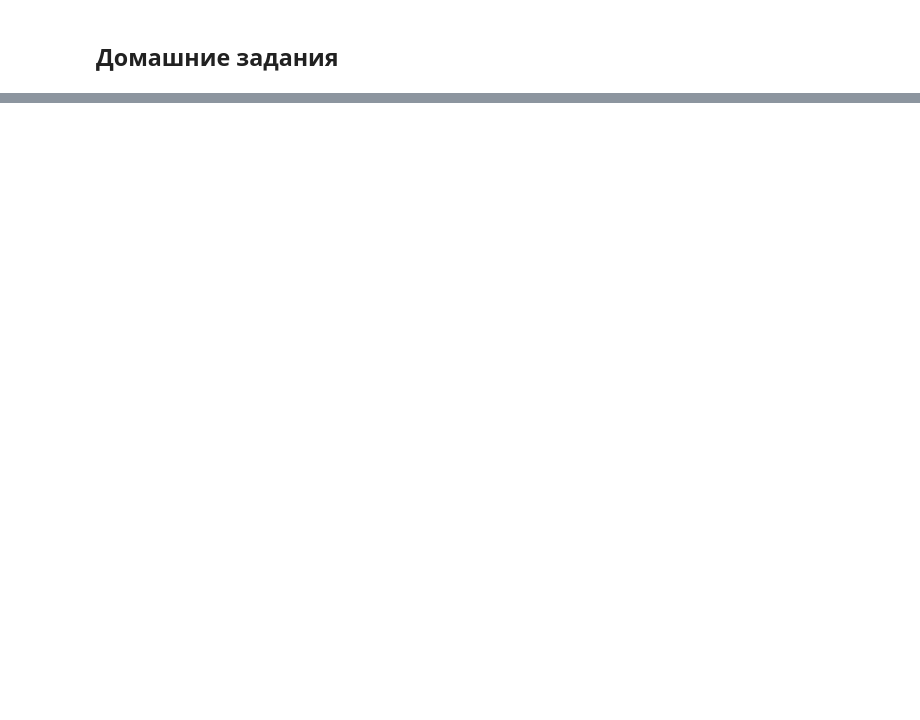
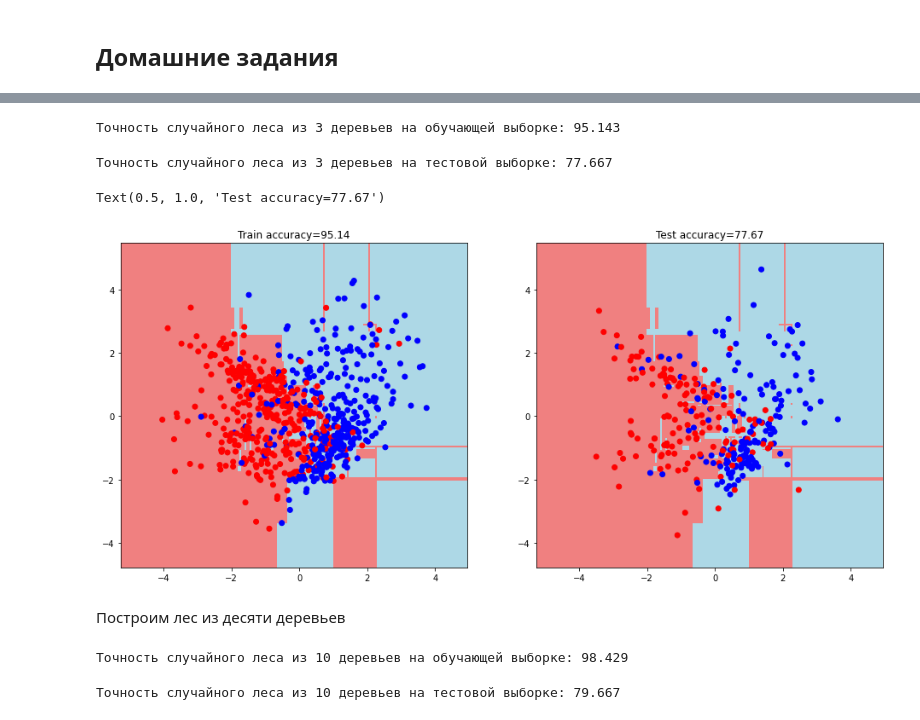
Before and after one commit to lionpit12/Piton_Problems_2, a Jupyter notebook: New HW.ipynb, the cells around one changed output, grey strips where cells are left out. Saved outputs shown, nothing was run; the diff lists cells and outputs as text; code cells hidden in the pictures; blank space fills up the shorter version.

```diff
--- a/New HW.ipynb
+++ b/New HW.ipynb
@@ -437,3 +294,10 @@ def predict(data, tree):
         prediction = classify_object(obj, tree)
         classes.append(prediction)
     return classes
+# %%
+predictions = [[1,1,1], [1,0,0], [1,0,1], [0,0,1]]
+print(*predictions)
+#p = np.array(predictions).T
+p = list(zip(*predictions))
+print(p)
+[max(set(x), key=x.count) for x in p]
@@ -557,0 +458,12 @@ plt.scatter(regression_data, regression_labels, c='darkorange', edgecolor='black
+# %%
+from sklearn.datasets import make_classification
+
+X, y = make_classification(n_samples=1000,
+                           n_features=2, n_informative=2,
+                           n_classes=2, n_redundant=0,
+                           n_clusters_per_class=2, flip_y=0.1, random_state=1)
+
+train_data, test_data, train_labels, test_labels = train_test_split(X,
+                                                                    y,
+                                                                    test_size = 0.3,
+                                                                    random_state = 1)
@@ -557,0 +495,3 @@ plt.scatter(regression_data, regression_labels, c='darkorange', edgecolor='black
+# %%
+n_trees = 3
+my_forest_3 = random_forest(train_data, train_labels, n_trees)
@@ -557,0 +504,38 @@ plt.scatter(regression_data, regression_labels, c='darkorange', edgecolor='black
+# %%
+# Точность на обучающей выборке
+train_accuracy = accuracy_metric(train_labels, train_answers)
+print(f'Точность случайного леса из {n_trees} деревьев на обучающей выборке: {train_accuracy:.3f}')
+# %% [output]
+Точность случайного леса из 3 деревьев на обучающей выборке: 95.143
+# %%
+# Точность на тестовой выборке
+test_accuracy = accuracy_metric(test_labels, test_answers)
+print(f'Точность случайного леса из {n_trees} деревьев на тестовой выборке: {test_accuracy:.3f}')
+# %% [output]
+Точность случайного леса из 3 деревьев на тестовой выборке: 77.667
+# %%
+def get_meshgrid(data, step=0.05, border=1.2):
+    x_min, x_max = data[:, 0].min() - border, data[:, 0].max() + border
+    y_min, y_max = data[:, 1].min() - border, data[:, 1].max() + border
+    return np.meshgrid(np.arange(x_min, x_max, step), np.arange(y_min, y_max, step))
+
+plt.figure(figsize = (16, 7))
+
+# график обучающей выборки
+plt.subplot(1,2,1)
+xx, yy = get_meshgrid(train_data)
+mesh_predictions = np.array(tree_vote(my_forest_3, np.c_[xx.ravel(), yy.ravel()])).reshape(xx.shape)
+plt.pcolormesh(xx, yy, mesh_predictions, cmap = light_colors)
+plt.scatter(train_data[:, 0], train_data[:, 1], c = train_labels, cmap = colors)
+plt.title(f'Train accuracy={train_accuracy:.2f}')
+
+# график тестовой выборки
+plt.subplot(1,2,2)
+plt.pcolormesh(xx, yy, mesh_predictions, cmap = light_colors)
+plt.scatter(test_data[:, 0], test_data[:, 1], c = test_labels, cmap = colors)
+plt.title(f'Test accuracy={test_accuracy:.2f}')
+# %% [output]
+Text(0.5, 1.0, 'Test accuracy=77.67')
+[figure, added]
+# %% [markdown]
+Построим лес из десяти деревьев
@@ -557,0 +551,12 @@ plt.scatter(regression_data, regression_labels, c='darkorange', edgecolor='black
+# %%
+# Точность на обучающей выборке
+train_accuracy = accuracy_metric(train_labels, train_answers)
+print(f'Точность случайного леса из {n_trees} деревьев на обучающей выборке: {train_accuracy:.3f}')
+# %% [output]
+Точность случайного леса из 10 деревьев на обучающей выборке: 98.429
+# %%
+# Точность на тестовой выборке
+test_accuracy = accuracy_metric(test_labels, test_answers)
+print(f'Точность случайного леса из {n_trees} деревьев на тестовой выборке: {test_accuracy:.3f}')
+# %% [output]
+Точность случайного леса из 10 деревьев на тестовой выборке: 79.667
```
Also changed, not shown: parts of 141 cells of this notebook.
